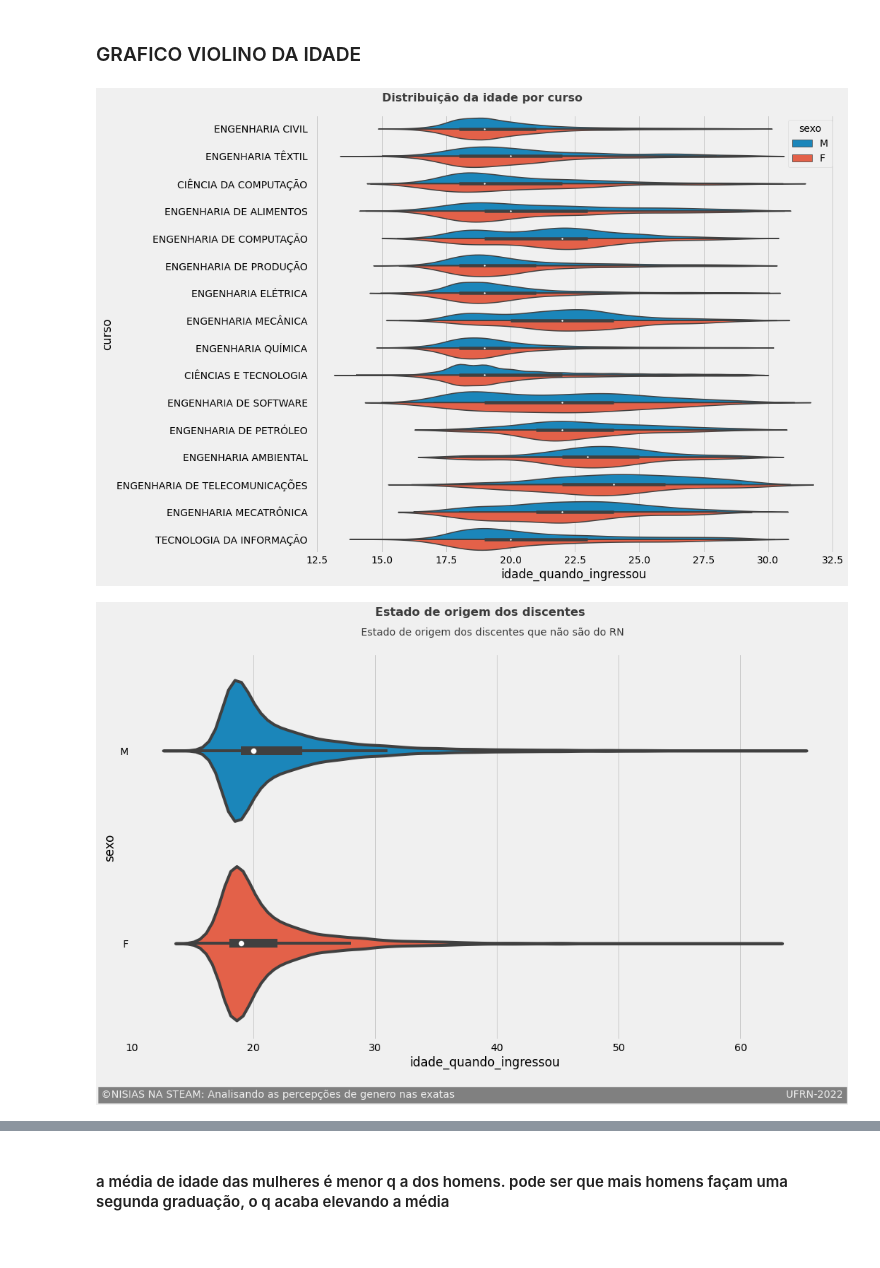
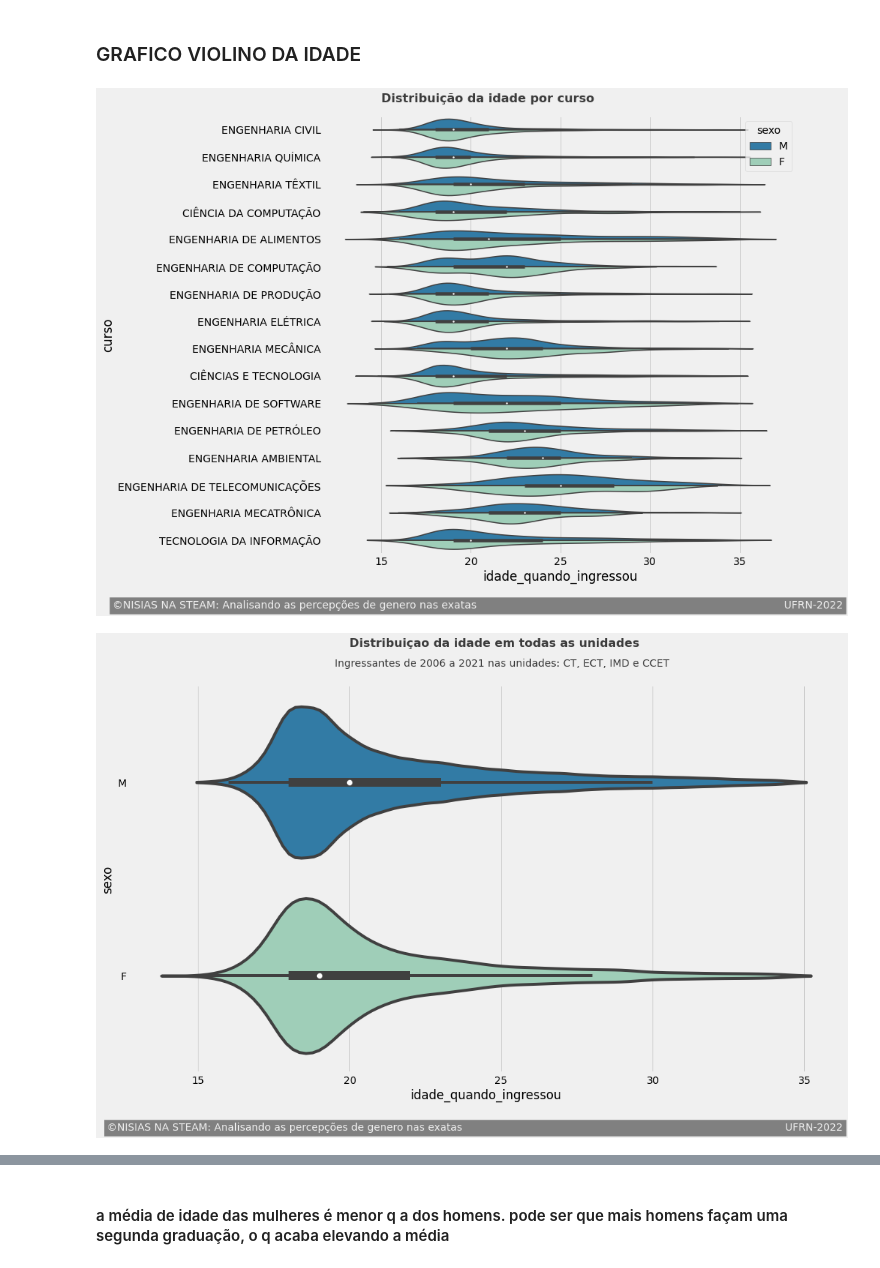
Before and after one commit to marianaccq/analises-discentes-ufrn, a Jupyter notebook: TCC-Mariana.ipynb, the cells around one changed output, grey strips where cells are left out. Drawn from its saved outputs; the diff is of its cells as text; code cells hidden in the pictures.

```diff
--- a/TCC-Mariana.ipynb
+++ b/TCC-Mariana.ipynb
@@ -15,7 +31,9 @@ cursos = ['ENGENHARIA CIVIL', 'ENGENHARIA QUÍMICA', 'ENGENHARIA ELÉTRICA', 'EN
 df_infos_discentes=df_infos_discentes[df_infos_discentes.curso.isin(cursos)]
 # %%
 #filtrando dados de 2006 pra frente
-df_infos_discentes = df_infos_discentes[df_infos_discentes.ano_ingresso>=2006]
+df_infos_discentes = df_infos_discentes[(df_infos_discentes.ano_ingresso>=2006) & (df_infos_discentes.ano_ingresso<2022)]
+# %%
+df_infos_discentes = df_infos_discentes[df_infos_discentes.municipio=='NATAL']
 # %%
 #filtrando dados nulos de ano de nascimento
 df_infos_discentes = df_infos_discentes[~df_infos_discentes.ano_nascimento.isna()]
@@ -47,47 +85,47 @@ df_infos_discentes = df_infos_discentes[df_infos_discentes['sexo']!='false']
 # %%
 import matplotlib.pyplot as plt;
 import matplotlib.collections
 import seaborn as sns
 import pandas as pd
 
 style.use('fivethirtyeight')
 
 plt.figure(figsize=(15,10))
-cores = {'M':'#87CEEB','F':'#6A5ACD'}
-sns.violinplot(data=df_infos_discentes[['sexo','curso','idade_quando_ingressou']][df_infos_discentes.idade_quando_ingressou<30], x='idade_quando_ingressou', y='curso',
-                    hue='sexo', split=True, inner='box', linewidth=1.5, pallet=cores)
+
+sns.violinplot(data=df_infos_discentes[['sexo','curso','idade_quando_ingressou']][df_infos_discentes.idade_quando_ingressou<35], x='idade_quando_ingressou', y='curso',
+                    palette="YlGnBu_r", hue='sexo', split=True, inner='box', linewidth=1.5)
 plt.text(x = 15, y = -1,
     s = '''Distribuição da idade por curso''',
                fontsize = 16, weight = 'bold', alpha = .75)
-# plt.text(x = 10, y = 16,
-#     s = '''©NISIAS NA STEAM: Analisando as percepções de genero nas exatas                                                             UFRN-2022''',fontsize = 14, color = '#f0f0f0', backgroundcolor = 'grey')
-# #rotate x-axis labels
+plt.text(x = -0, y = 17.5,
+    s = '''©NISIAS NA STEAM: Analisando as percepções de genero nas exatas                                                                                           UFRN-2022''',fontsize = 14, color = '#f0f0f0', backgroundcolor = 'grey')
+#rotate x-axis labels
 
 plt.tight_layout()
-# plt.savefig('imagens/idade-curso-violino2', format='png')
+plt.savefig('imagens/idade-curso-violino', format='png')
 # %% [output]
-[figure, old version]
+[figure, new version]
 # %%
 style.use('fivethirtyeight')
 
 plt.figure(figsize=(15,10))
 
-sns.violinplot(data=df_infos_discentes[['sexo','curso','idade_quando_ingressou']], x='idade_quando_ingressou', y='sexo'
-               , split=True, inner='box', linewidth=4, colors=['#87CEEB','#6A5ACD'])
-plt.text(x = 30, y = -0.7,
-    s = '''Estado de origem dos discentes''',
+sns.violinplot(data=df_infos_discentes[['sexo','curso','idade_quando_ingressou']][df_infos_discentes.idade_quando_ingressou<35], x='idade_quando_ingressou', y='sexo'
+               , split=True, inner='box', linewidth=4,  palette="YlGnBu_r")
+plt.text(x = 20, y = -0.7,
+    s = '''Distribuiçao da idade em todas as unidades''',
                fontsize = 16, weight = 'bold', alpha = .75)
-plt.text(x = 28, y = -0.6,
-    s = '''   Estado de origem dos discentes que não são do RN''',
+plt.text(x = 19.5, y = -0.6,
+    s = '''Ingressantes de 2006 a 2021 nas unidades: CT, ECT, IMD e CCET''',
                fontsize = 14, alpha = .75)
-plt.text(x = 7.5, y = 1.8,
-    s = '''©NISIAS NA STEAM: Analisando as percepções de genero nas exatas                                                                                                     UFRN-2022''',fontsize = 14, color = '#f0f0f0', backgroundcolor = 'grey')
+plt.text(x = 12, y = 1.8,
+    s = '''©NISIAS NA STEAM: Analisando as percepções de genero nas exatas                                                                                                  UFRN-2022''',fontsize = 14, color = '#f0f0f0', backgroundcolor = 'grey')
 #rotate x-axis labels
 
 plt.tight_layout()
-# plt.savefig('imagens/idade-t', format='png')
+plt.savefig('imagens/idade-geral-violino', format='png')
 # %% [output]
-[figure, old version]
+[figure, new version]
 # %%
 'Accent', 'Accent_r', 'Blues', 'Blues_r', 'BrBG', 'BrBG_r', 'BuGn', 'BuGn_r', 'BuPu', 'BuPu_r', 'CMRmap', 'CMRmap_r', 'Dark2',
 'Dark2_r', 'GnBu', 'GnBu_r', 'Greens', 'Greens_r', 'Greys', 'Greys_r', 'OrRd', 'OrRd_r', 'Oranges', 'Oranges_r', 'PRGn', 'PRGn_r',
```
Also changed, not shown: parts of 41 cells of this notebook, 14 other files.
